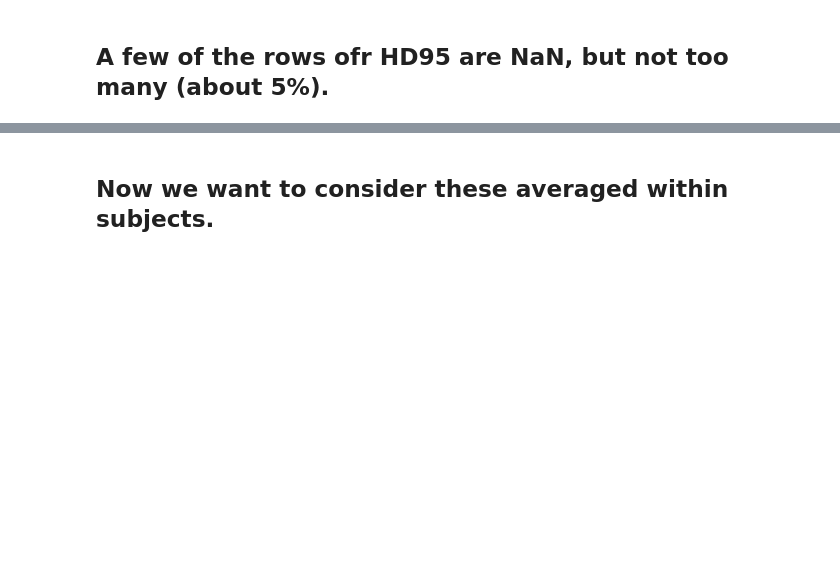
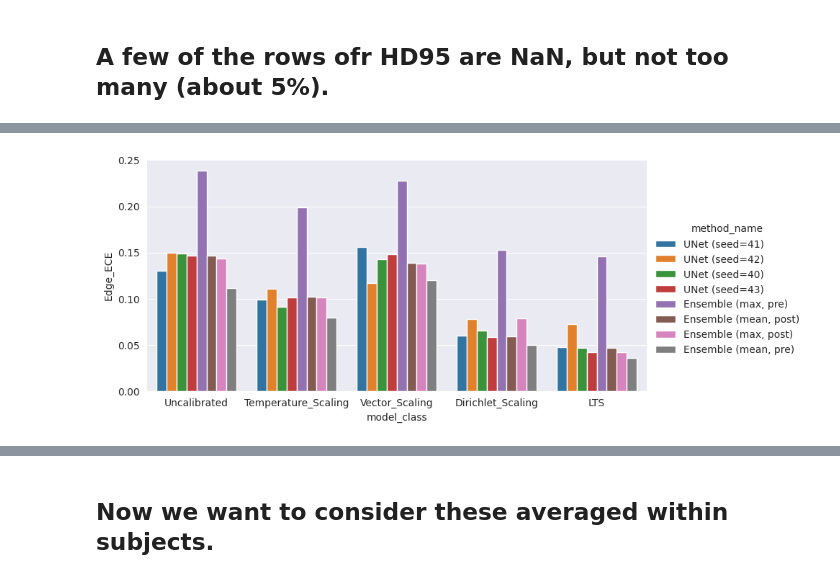
Before and after one commit to VictorButoi/ESE, a Jupyter notebook: notebooks/results_analysis/wmh_results.ipynb, the cells around one changed output, grey strips where cells are left out. Saved outputs shown, nothing was run; the diff lists cells and outputs as text; code cells hidden in the pictures; blank space fills up the shorter version.

```diff
--- a/notebooks/results_analysis/wmh_results.ipynb
+++ b/notebooks/results_analysis/wmh_results.ipynb
@@ -132,0 +182,12 @@ image_info_df.augment(configuration)
+# %%
+g = sns.catplot(
+    data=image_info_df,
+    x="model_class",
+    y="Edge_ECE",
+    hue="method_name",
+    kind="bar",
+    height=4,
+    aspect=2
+)
+# %% [output]
+[figure, added]
```
Also changed, not shown: parts of 15 cells of this notebook, 1 other file.
